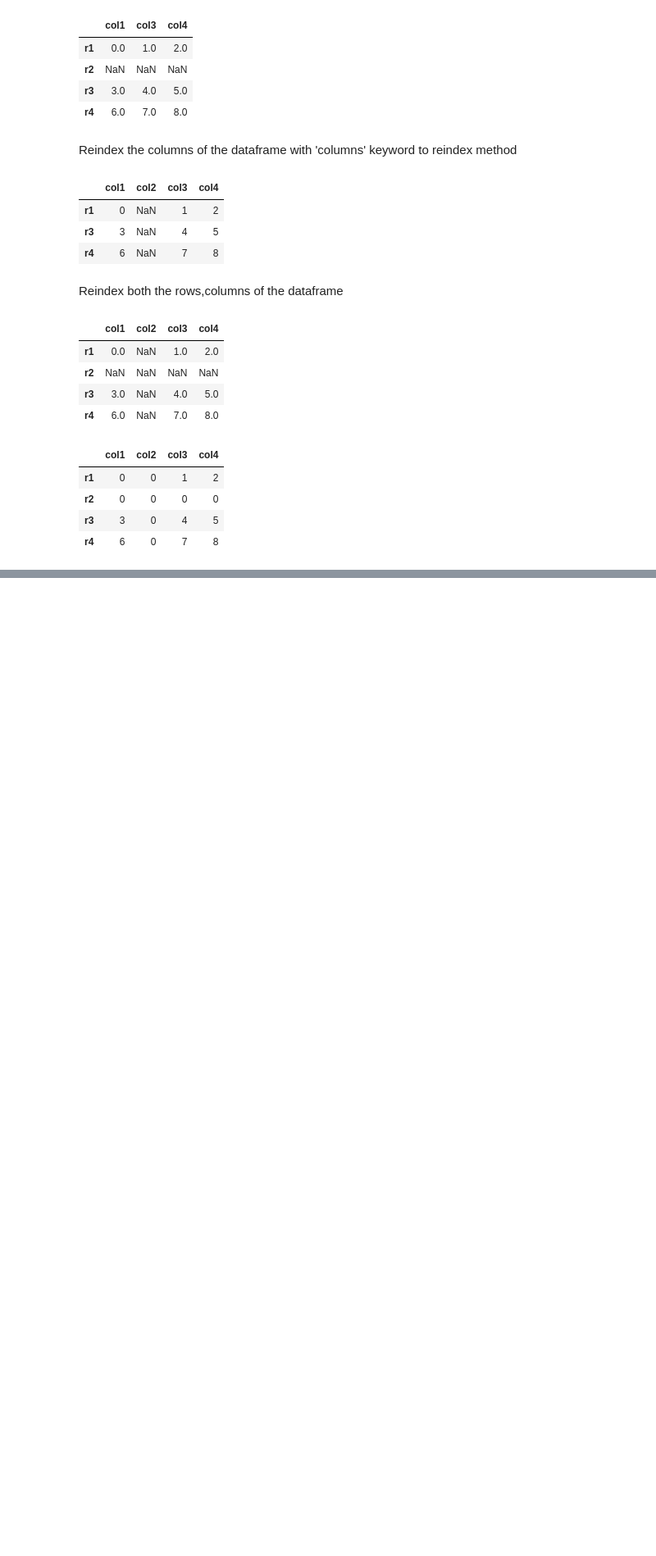
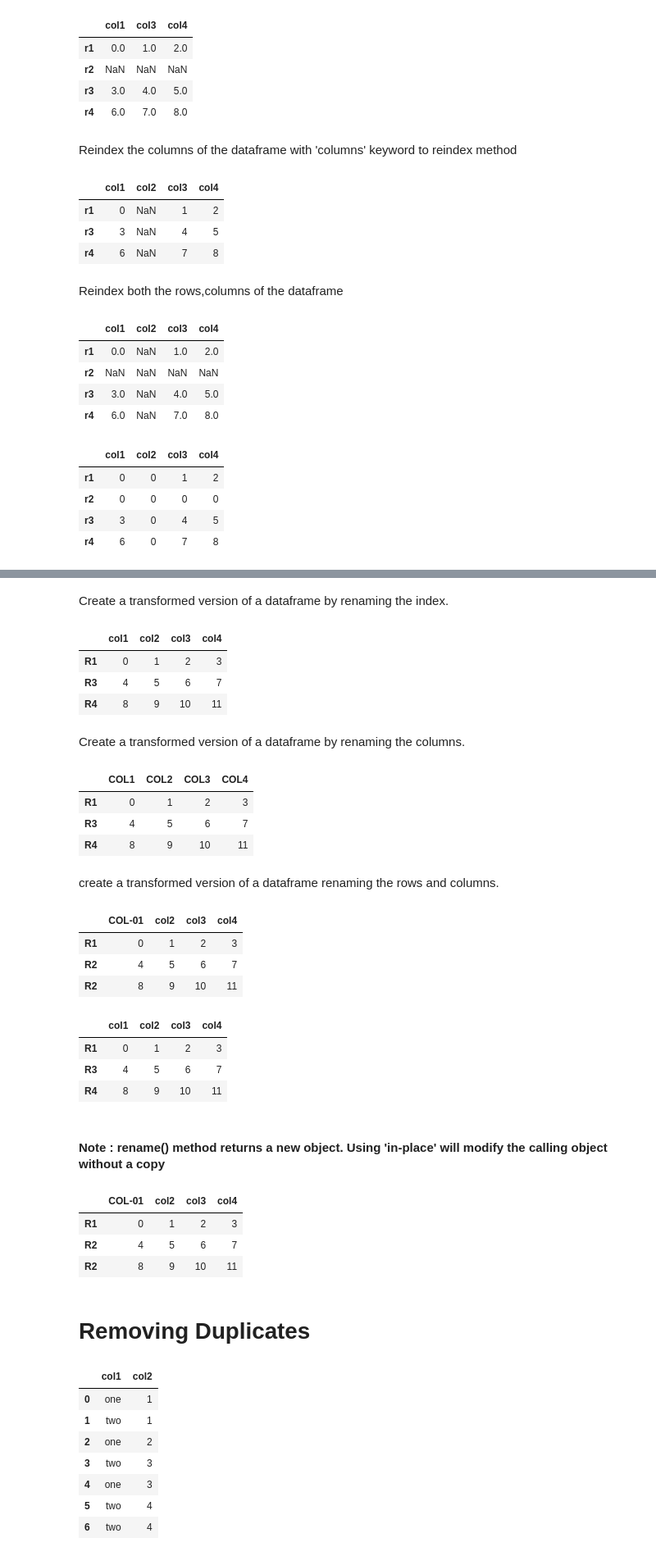
Before and after one commit to sateeshfrnd/DataAnalysisWithPython, a Jupyter notebook: Pandas/Pandas - Transformations.ipynb, the cells around one changed output, grey strips where cells are left out. Shown at 82% size. Cells and saved outputs as stored; diff of their text form; code cells hidden in the pictures; blank space fills up the shorter version.

```diff
--- a/Pandas/Pandas - Transformations.ipynb
+++ b/Pandas/Pandas - Transformations.ipynb
@@ -166,0 +215,63 @@ df.reindex(
+# %% [markdown]
+Create a transformed version of a dataframe by renaming the index.
+# %%
+# create a transformed version of a dataframe in-place using map function
+df.index = df.index.map(lambda x: x.upper())
+df
+# %% [output]
+|  | col1 | col2 | col3 | col4 |
+| R1 | 0 | 1 | 2 | 3 |
+| R3 | 4 | 5 | 6 | 7 |
+| R4 | 8 | 9 | 10 | 11 |
+# %% [markdown]
+Create a transformed version of a dataframe by renaming the columns.
+# %%
+df.rename(index=str.title, columns=str.upper)
+# %% [output]
+|  | COL1 | COL2 | COL3 | COL4 |
+| R1 | 0 | 1 | 2 | 3 |
+| R3 | 4 | 5 | 6 | 7 |
+| R4 | 8 | 9 | 10 | 11 |
+# %% [markdown]
+create a transformed version of a dataframe renaming the rows and columns.
+# %%
+df.rename(index={'R3':'R2', 'R4':'R2'}, columns={'col1':'COL-01'})
+# %% [output]
+|  | COL-01 | col2 | col3 | col4 |
+| R1 | 0 | 1 | 2 | 3 |
+| R2 | 4 | 5 | 6 | 7 |
+| R2 | 8 | 9 | 10 | 11 |
+# %%
+df
+# %% [output]
+|  | col1 | col2 | col3 | col4 |
+| R1 | 0 | 1 | 2 | 3 |
+| R3 | 4 | 5 | 6 | 7 |
+| R4 | 8 | 9 | 10 | 11 |
+# %% [markdown]
+#### Note :  rename() method returns a new object.  Using 'in-place' will modify the calling object without a copy
+# %%
+df.rename(index={'R3':'R2', 'R4':'R2'}, columns={'col1':'COL-01'} , inplace=True)
+df
+# %% [output]
+|  | COL-01 | col2 | col3 | col4 |
+| R1 | 0 | 1 | 2 | 3 |
+| R2 | 4 | 5 | 6 | 7 |
+| R2 | 8 | 9 | 10 | 11 |
+# %% [markdown]
+# Removing Duplicates
+# %%
+df = pd.DataFrame(
+  {'col1': ['one', 'two'] * 3 + ['two'],
+  'col2': [1, 1, 2, 3, 3, 4, 4]}
+)
+df
+# %% [output]
+|  | col1 | col2 |
+| 0 | one | 1 |
+| 1 | two | 1 |
+| 2 | one | 2 |
+| 3 | two | 3 |
+| 4 | one | 3 |
+| 5 | two | 4 |
+| 6 | two | 4 |
```
Also changed, not shown: parts of 29 cells of this notebook, 1 other file.
